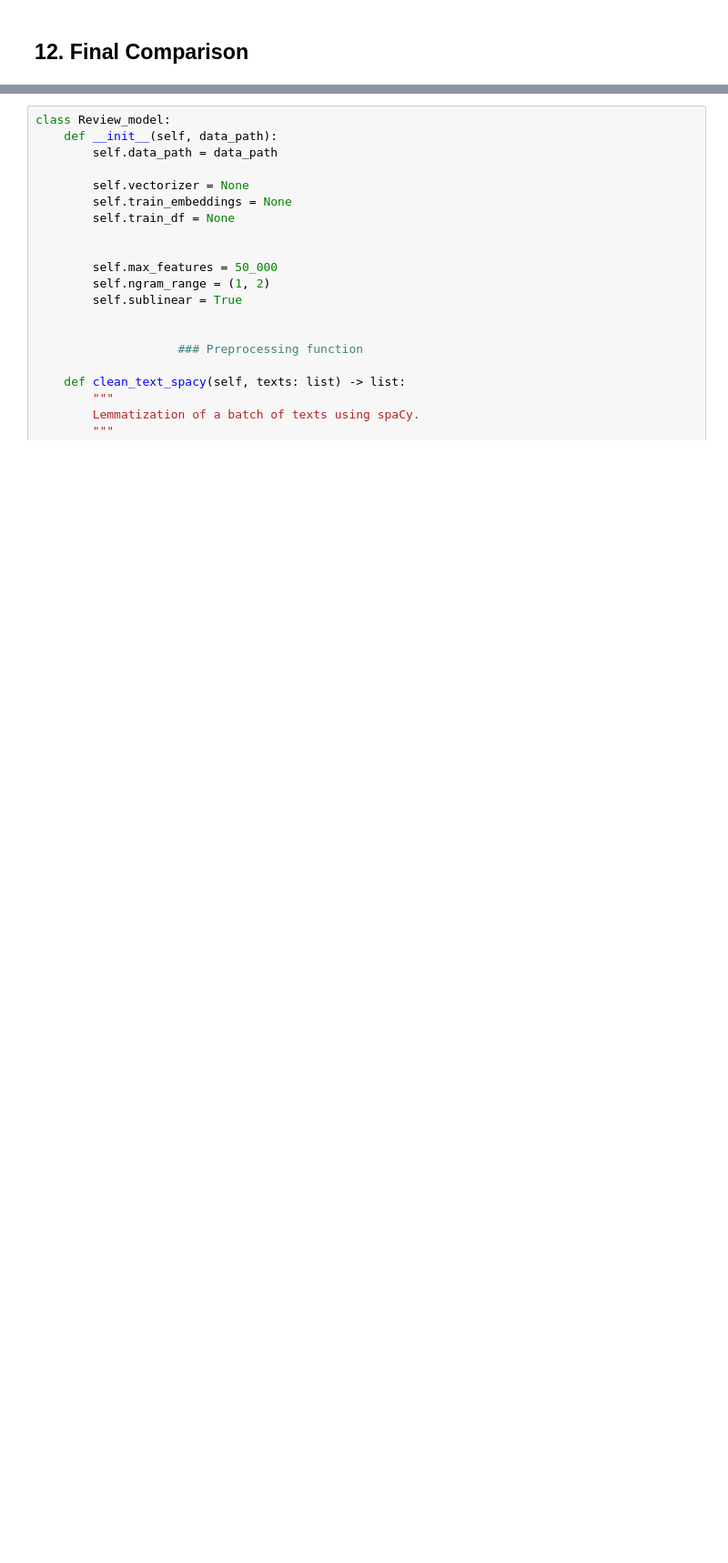
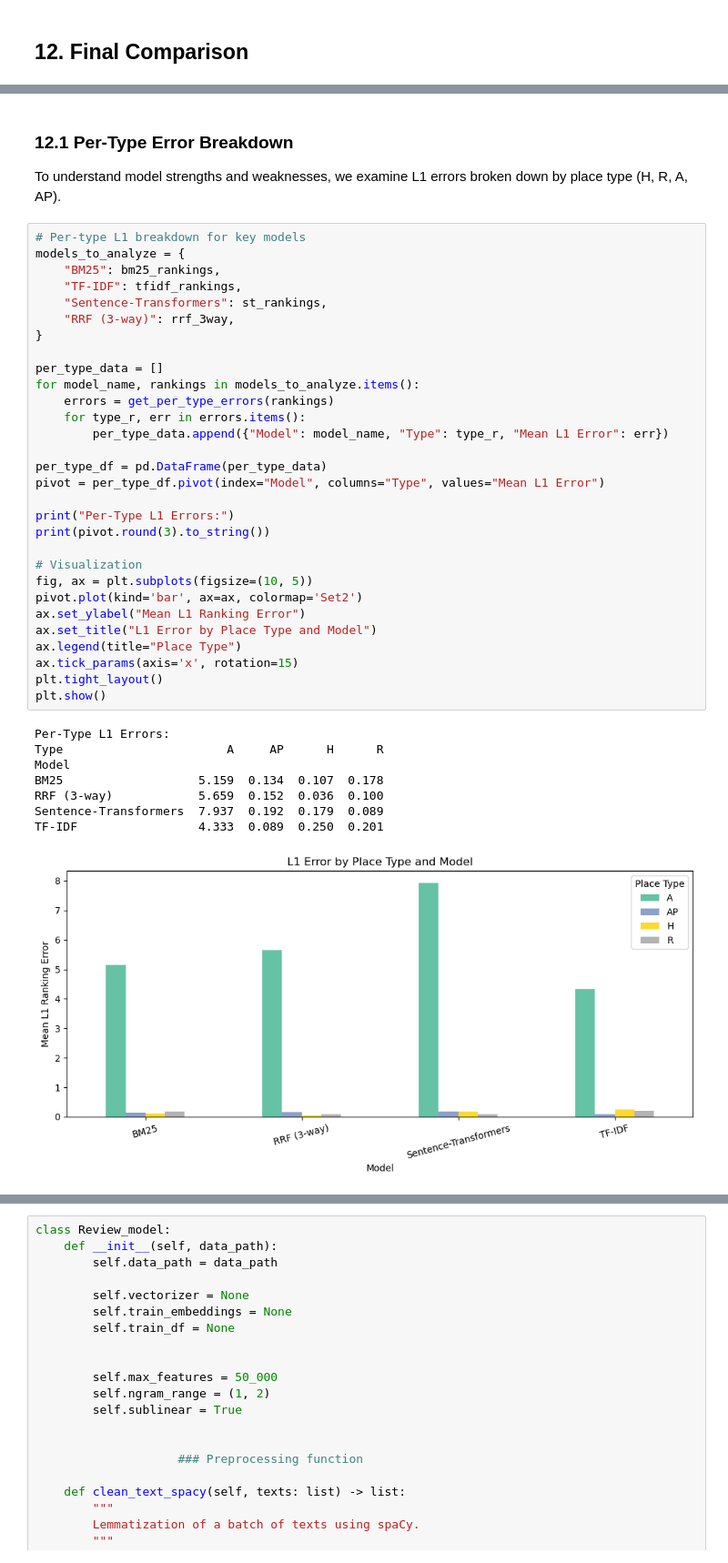
Before and after one commit to Loro67/tripadvisor-nlp-recommender, a Jupyter notebook: project_notebook.ipynb, the cells around one changed output, grey strips where cells are left out. Shown at 91% size. Drawn from its saved outputs; the diff is of its cells as text; blank space fills up the shorter version.

```diff
--- a/project_notebook.ipynb
+++ b/project_notebook.ipynb
@@ -1021 +1099,44 @@ plt.show()
+# %% [markdown]
+### 12.1 Per-Type Error Breakdown
+
+To understand model strengths and weaknesses, we examine L1 errors broken down by place type (H, R, A, AP).
+# %%
+# Per-type L1 breakdown for key models
+models_to_analyze = {
+    "BM25": bm25_rankings,
+    "TF-IDF": tfidf_rankings,
+    "Sentence-Transformers": st_rankings,
+    "RRF (3-way)": rrf_3way,
+}
+
+per_type_data = []
+for model_name, rankings in models_to_analyze.items():
+    errors = get_per_type_errors(rankings)
+    for type_r, err in errors.items():
+        per_type_data.append({"Model": model_name, "Type": type_r, "Mean L1 Error": err})
+
+per_type_df = pd.DataFrame(per_type_data)
+pivot = per_type_df.pivot(index="Model", columns="Type", values="Mean L1 Error")
+
+print("Per-Type L1 Errors:")
+print(pivot.round(3).to_string())
+
+# Visualization
+fig, ax = plt.subplots(figsize=(10, 5))
+pivot.plot(kind='bar', ax=ax, colormap='Set2')
+ax.set_ylabel("Mean L1 Ranking Error")
+ax.set_title("L1 Error by Place Type and Model")
+ax.legend(title="Place Type")
+ax.tick_params(axis='x', rotation=15)
+plt.tight_layout()
+plt.show()
+# %% [output]
+Per-Type L1 Errors:
+Type                       A     AP      H      R
+Model
+BM25                   5.159  0.134  0.107  0.178
+RRF (3-way)            5.659  0.152  0.036  0.100
+Sentence-Transformers  7.937  0.192  0.179  0.089
+TF-IDF                 4.333  0.089  0.250  0.201
+[figure, added]
 # %% [markdown]
```
Also changed, not shown: parts of 19 cells of this notebook.
